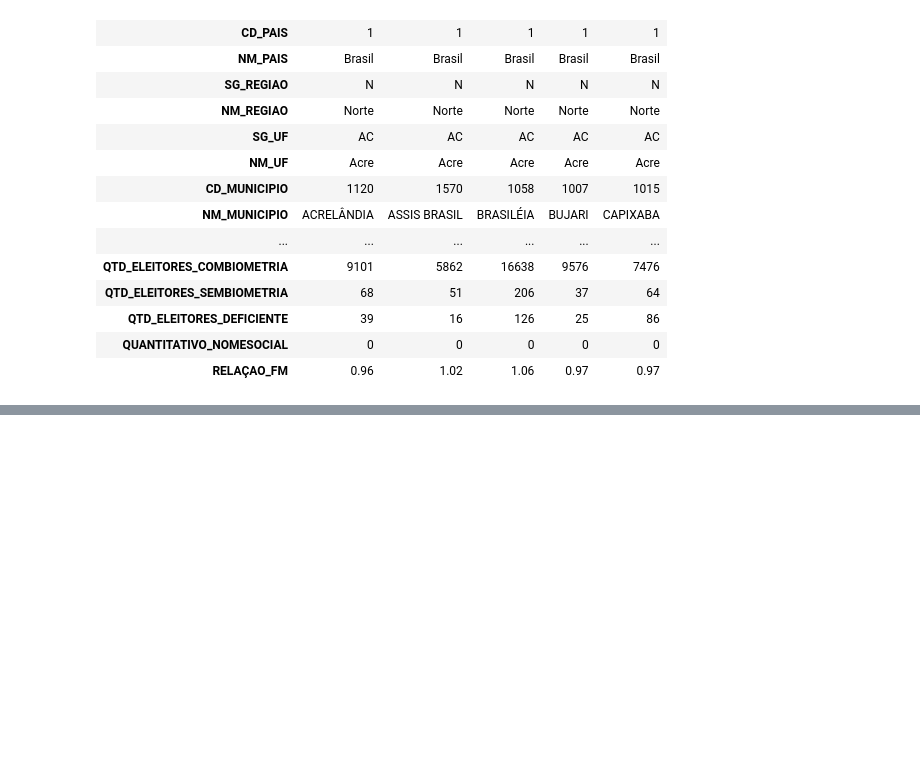
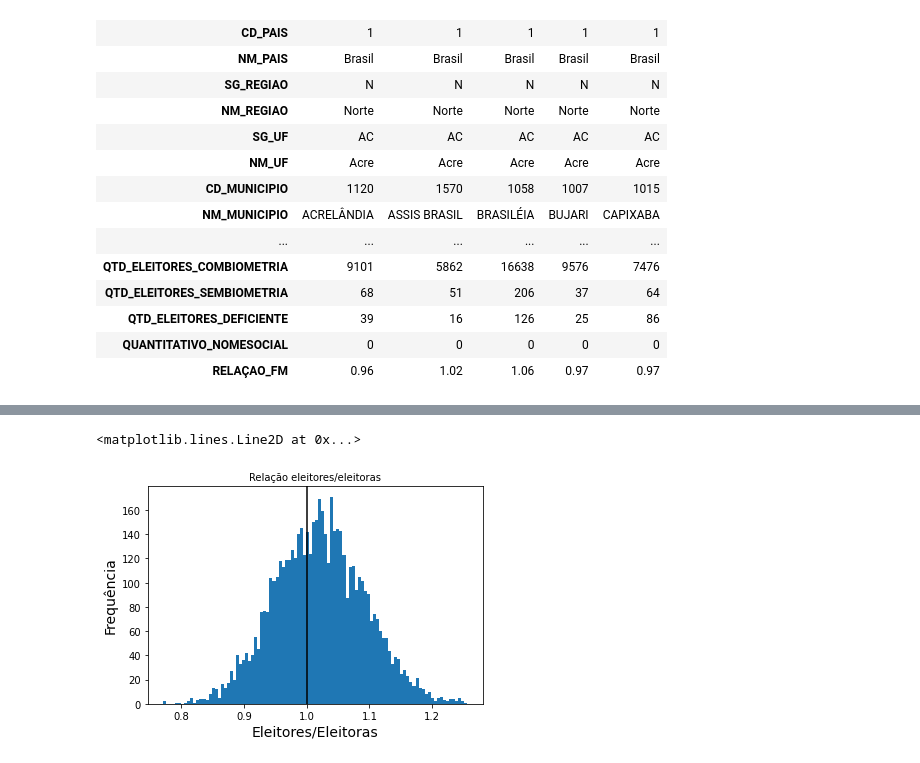
Before and after one commit to kauebr/Eleitorais, a Jupyter notebook: Eleitorado Município 2020/Eleitores_Municipios.ipynb, the cells around one changed output, grey strips where cells are left out. Saved outputs shown, nothing was run; the diff lists cells and outputs as text; code cells hidden in the pictures; blank space fills up the shorter version.

```diff
--- a/Eleitorado Município 2020/Eleitores_Municipios.ipynb
+++ b/Eleitorado Município 2020/Eleitores_Municipios.ipynb
@@ -284,0 +293,10 @@ df.nsmallest(10, 'RELAÇAO_FM').T
+# %%
+#   Plotando um gráfio de distribuição da relação f/m * MAIS DETALHADO *
+df['RELAÇAO_FM'].plot.hist(bins=100)
+plt.title('Relação eleitores/eleitoras', fontsize=10)
+plt.xlabel('Eleitores/Eleitoras', fontsize=14)
+plt.ylabel('Frequência', fontsize=14)
+plt.axvline(1.0, color='black')
+# %% [output]
+<matplotlib.lines.Line2D at 0x...>
+[figure, added]
```
Also changed, not shown: parts of 5 cells of this notebook.
